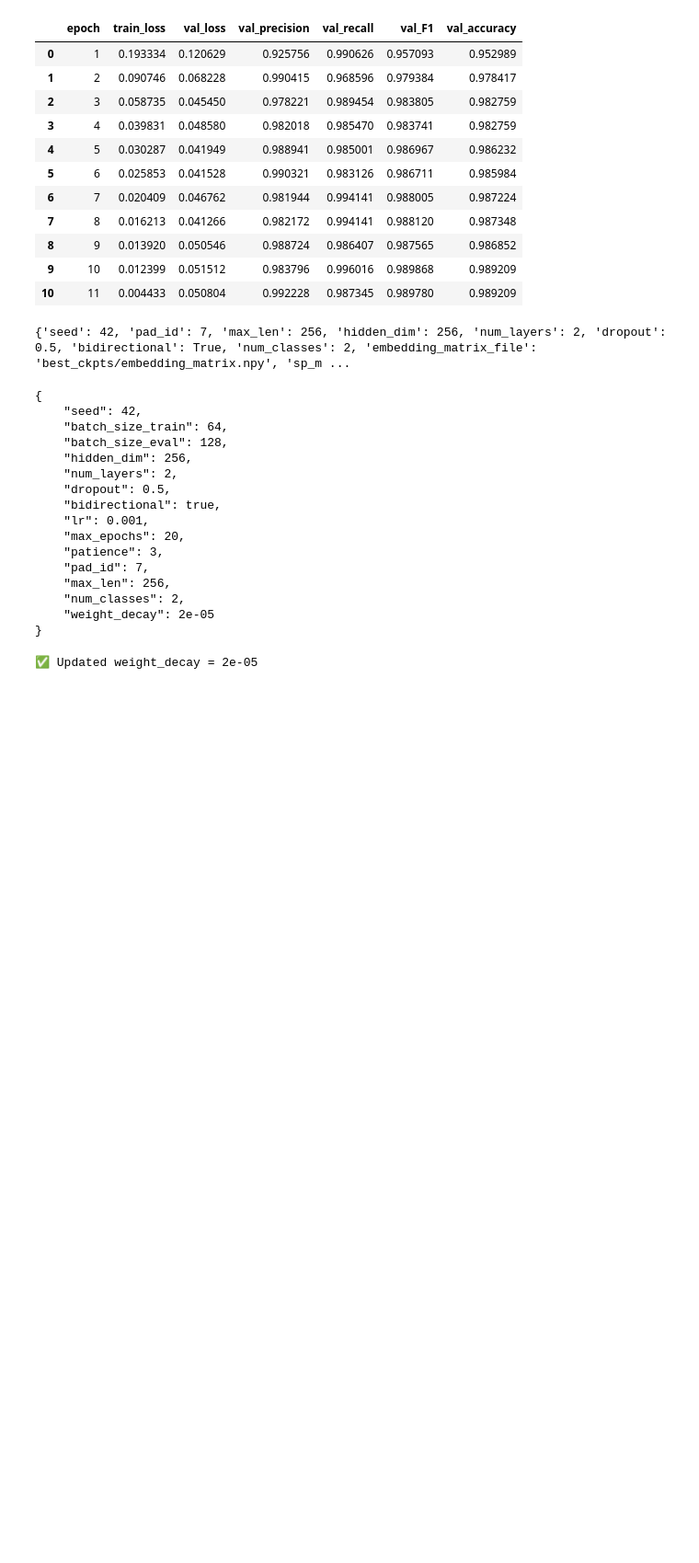
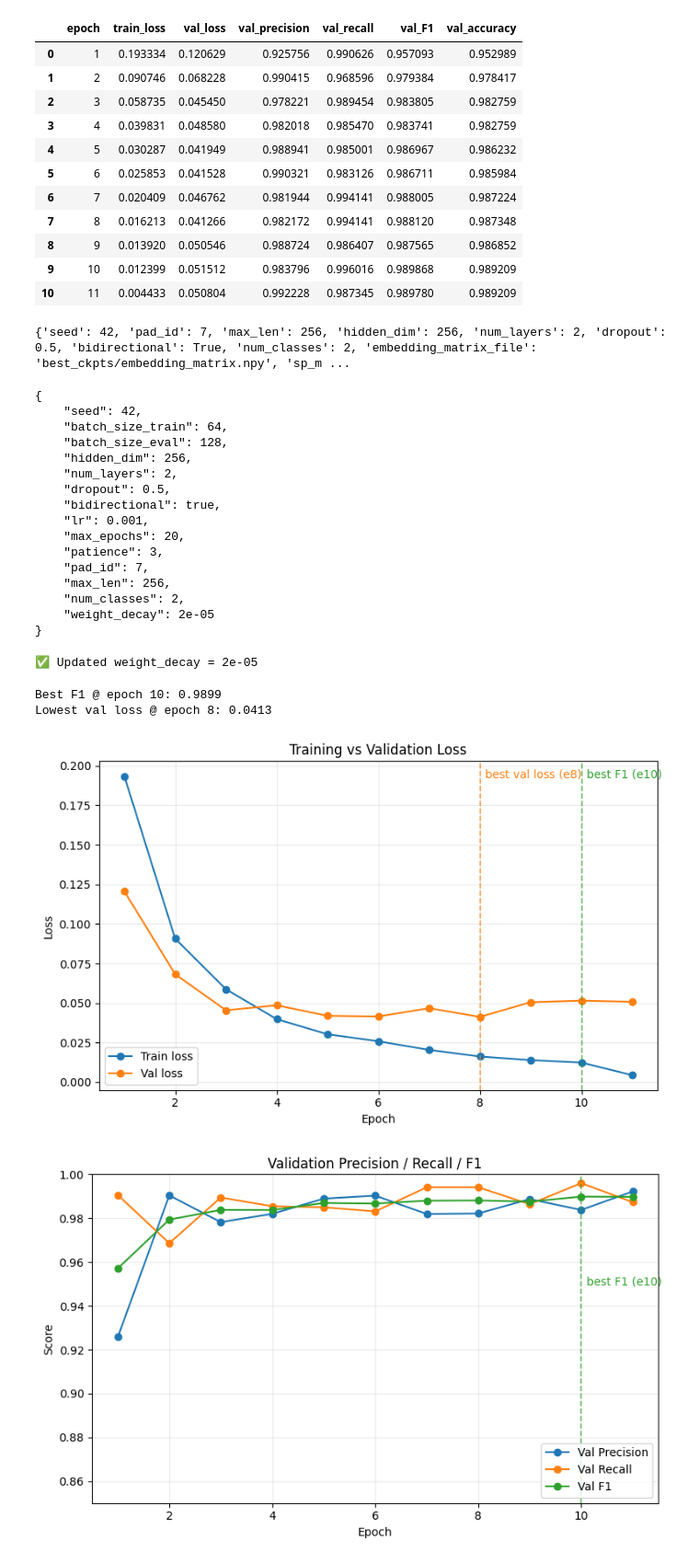
Before and after one commit to dioneyongkx/dsa4213, a Jupyter notebook: Features/encoding/bilstm_pipeline/bilstm_training_eda.ipynb, the cells around one changed output. Shown at 92% size. Cells and saved outputs as stored; diff of their text form; code cells hidden in the pictures; blank space fills up the shorter version.

```diff
--- a/Features/encoding/bilstm_pipeline/bilstm_training_eda.ipynb
+++ b/Features/encoding/bilstm_pipeline/bilstm_training_eda.ipynb
@@ -88,3 +90,69 @@ with open("best_ckpts/manifest.json", "w") as f:
 print("✅ Updated weight_decay =", manifest["weight_decay"])
 # %% [output]
 ✅ Updated weight_decay = 2e-05
+# %%
+# Load your history
+best_cfg_trng_hist = pd.read_csv('best_ckpts/training_history.csv')
+
+# Locate key epochs
+best_f1_idx   = int(best_cfg_trng_hist['val_F1'].idxmax())
+best_f1_epoch = int(best_cfg_trng_hist.loc[best_f1_idx, 'epoch'])
+best_vl_idx   = int(best_cfg_trng_hist['val_loss'].idxmin())
+best_vl_epoch = int(best_cfg_trng_hist.loc[best_vl_idx, 'epoch'])
+
+print(f"Best F1 @ epoch {best_f1_epoch}: {best_cfg_trng_hist.loc[best_f1_idx, 'val_F1']:.4f}")
+print(f"Lowest val loss @ epoch {best_vl_epoch}: {best_cfg_trng_hist.loc[best_vl_idx, 'val_loss']:.4f}")
+
+# A little helper for consistent styling
+def vline(ax, x, label, color):
+    ax.axvline(x=x, ls='--', lw=1.25, color=color, alpha=0.7)
+    ax.text(x + 0.1, ax.get_ylim()[1]*0.95, label, color=color)
+
+epochs = best_cfg_trng_hist['epoch'].values
+
+# 1) Train vs Val Loss
+plt.figure(figsize=(8, 5))
+plt.plot(epochs, best_cfg_trng_hist['train_loss'], marker='o', label='Train loss')
+plt.plot(epochs, best_cfg_trng_hist['val_loss'],   marker='o', label='Val loss')
+vline(plt.gca(), best_vl_epoch,  f'best val loss (e{best_vl_epoch})',  'tab:orange')
+vline(plt.gca(), best_f1_epoch,  f'best F1 (e{best_f1_epoch})',        'tab:green')
+plt.title('Training vs Validation Loss')
+plt.xlabel('Epoch')
+plt.ylabel('Loss')
+plt.grid(True, alpha=0.25)
+plt.legend()
+plt.tight_layout()
+plt.show()
+
+# 2) Precision / Recall / F1 across epochs
+plt.figure(figsize=(8, 5))
+plt.plot(epochs, best_cfg_trng_hist['val_precision'], marker='o', label='Val Precision')
+plt.plot(epochs, best_cfg_trng_hist['val_recall'],    marker='o', label='Val Recall')
+plt.plot(epochs, best_cfg_trng_hist['val_F1'],        marker='o', label='Val F1')
+vline(plt.gca(), best_f1_epoch, f'best F1 (e{best_f1_epoch})', 'tab:green')
+plt.title('Validation Precision / Recall / F1')
+plt.xlabel('Epoch')
+plt.ylabel('Score')
+plt.ylim(0.85, 1.0)
+plt.grid(True, alpha=0.25)
+plt.legend(loc='lower right')
+plt.tight_layout()
+plt.show()
+
+# 3) Accuracy curve
+plt.figure(figsize=(8, 4.5))
+plt.plot(epochs, best_cfg_trng_hist['val_accuracy'], marker='o', color='tab:purple', label='Val Accuracy')
+vline(plt.gca(), best_f1_epoch, f'best F1 (e{best_f1_epoch})', 'tab:green')
+plt.title('Validation Accuracy')
+plt.xlabel('Epoch')
+plt.ylabel('Accuracy')
+plt.ylim(0.9, 1.0)
+plt.grid(True, alpha=0.25)
+plt.legend()
+plt.tight_layout()
+plt.show()
+# %% [output]
+Best F1 @ epoch 10: 0.9899
+Lowest val loss @ epoch 8: 0.0413
+[figure, added]
+[figure, added]
```
Also changed, not shown: parts of 2 cells of this notebook, 9 other files.
